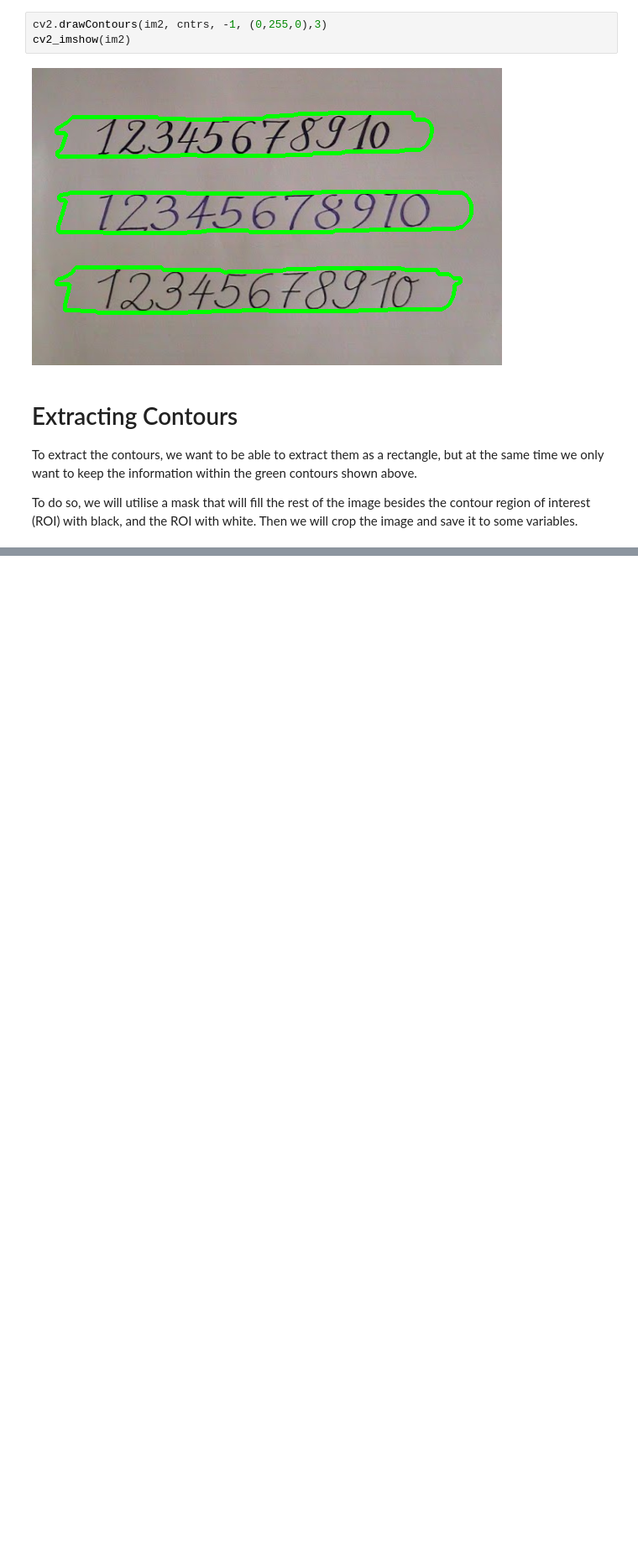
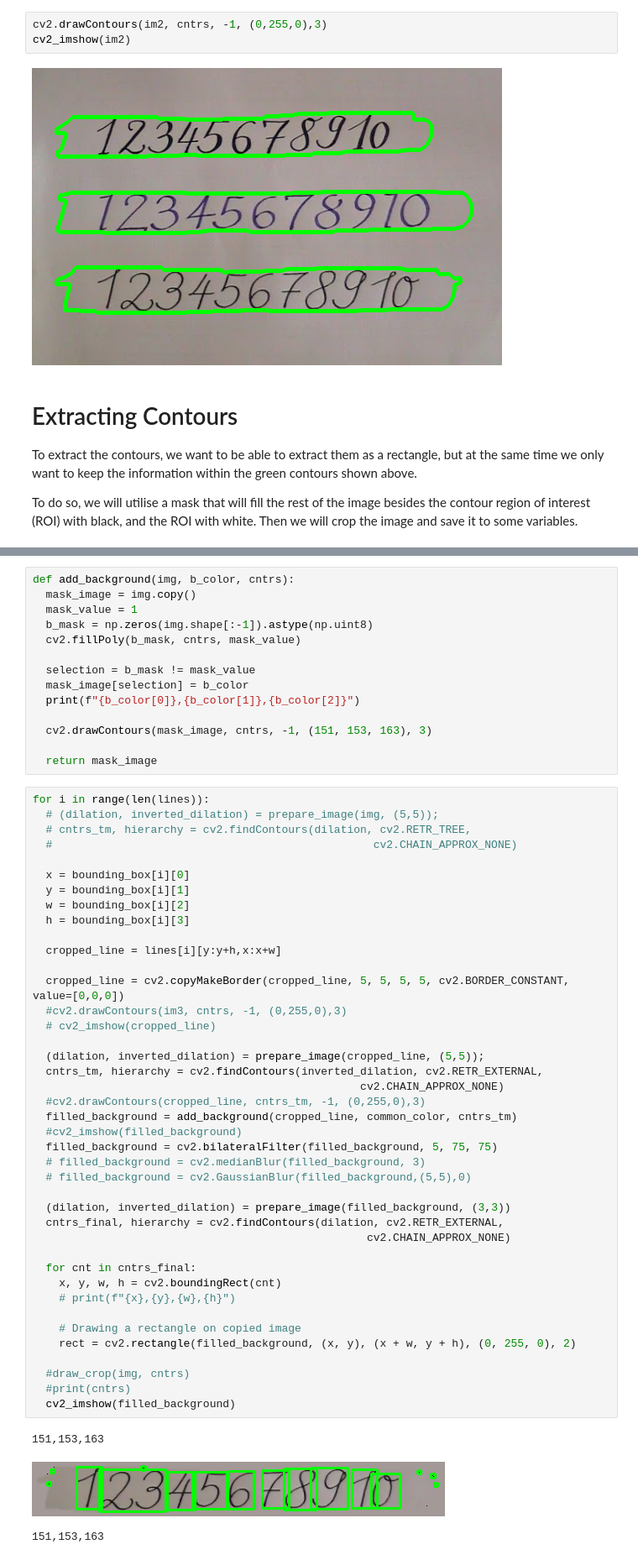
Before and after one commit to muvision/cm-mathvision, a Jupyter notebook: OpenCV.ipynb, the cells around one changed output, grey strips where cells are left out. Shown at 84% size. Saved outputs shown, nothing was run; the diff lists cells and outputs as text; blank space fills up the shorter version.

```diff
--- a/OpenCV.ipynb
+++ b/OpenCV.ipynb
@@ -251,0 +269,59 @@ extract_contours(cropped_image, img_gray, cntrs)
+# %%
+def add_background(img, b_color, cntrs):
+  mask_image = img.copy()
+  mask_value = 1
+  b_mask = np.zeros(img.shape[:-1]).astype(np.uint8)
+  cv2.fillPoly(b_mask, cntrs, mask_value)
+
+  selection = b_mask != mask_value
+  mask_image[selection] = b_color
+  print(f"{b_color[0]},{b_color[1]},{b_color[2]}")
+
+  cv2.drawContours(mask_image, cntrs, -1, (151, 153, 163), 3)
+
+  return mask_image
+# %%
+for i in range(len(lines)):
+  # (dilation, inverted_dilation) = prepare_image(img, (5,5));
+  # cntrs_tm, hierarchy = cv2.findContours(dilation, cv2.RETR_TREE,
+  #                                                 cv2.CHAIN_APPROX_NONE)
+
+  x = bounding_box[i][0]
+  y = bounding_box[i][1]
+  w = bounding_box[i][2]
+  h = bounding_box[i][3]
+
+  cropped_line = lines[i][y:y+h,x:x+w]
+
+  cropped_line = cv2.copyMakeBorder(cropped_line, 5, 5, 5, 5, cv2.BORDER_CONSTANT, value=[0,0,0])
+  #cv2.drawContours(im3, cntrs, -1, (0,255,0),3)
+  # cv2_imshow(cropped_line)
+
+  (dilation, inverted_dilation) = prepare_image(cropped_line, (5,5));
+  cntrs_tm, hierarchy = cv2.findContours(inverted_dilation, cv2.RETR_EXTERNAL,
+                                                  cv2.CHAIN_APPROX_NONE)
+  #cv2.drawContours(cropped_line, cntrs_tm, -1, (0,255,0),3)
+  filled_background = add_background(cropped_line, common_color, cntrs_tm)
+  #cv2_imshow(filled_background)
+  filled_background = cv2.bilateralFilter(filled_background, 5, 75, 75)
+  # filled_background = cv2.medianBlur(filled_background, 3)
+  # filled_background = cv2.GaussianBlur(filled_background,(5,5),0)
+
+  (dilation, inverted_dilation) = prepare_image(filled_background, (3,3))
+  cntrs_final, hierarchy = cv2.findContours(dilation, cv2.RETR_EXTERNAL,
+                                                   cv2.CHAIN_APPROX_NONE)
+
+  for cnt in cntrs_final:
+    x, y, w, h = cv2.boundingRect(cnt)
+    # print(f"{x},{y},{w},{h}")
+
+    # Drawing a rectangle on copied image
+    rect = cv2.rectangle(filled_background, (x, y), (x + w, y + h), (0, 255, 0), 2)
+
+  #draw_crop(img, cntrs)
+  #print(cntrs)
+  cv2_imshow(filled_background)
+# %% [output]
+151,153,163
+[figure, added]
+151,153,163
```
Also changed, not shown: parts of 4 cells of this notebook.
